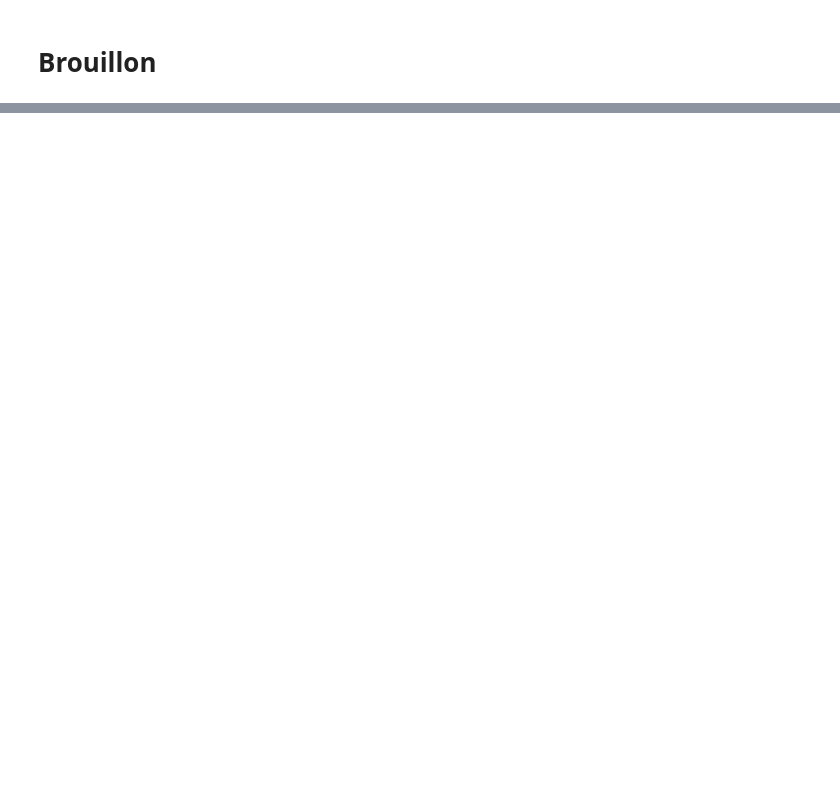
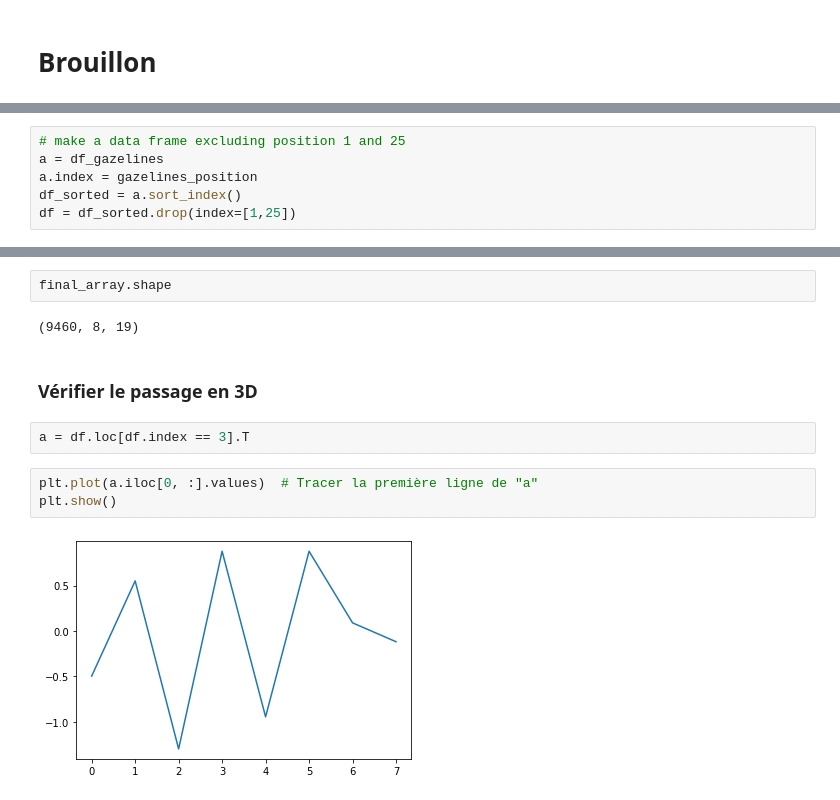
Before and after one commit to mszinte/gaze_exp, a Jupyter notebook: analysis_code/postproc/desu/decoding.ipynb, the cells around one changed output, grey strips where cells are left out. Saved outputs shown, nothing was run; the diff lists cells and outputs as text; blank space fills up the shorter version.

```diff
--- a/analysis_code/postproc/desu/decoding.ipynb
+++ b/analysis_code/postproc/desu/decoding.ipynb
@@ -241,0 +161,6 @@ model.fit(X_train)
+# %%
+# make a data frame excluding position 1 and 25
+a = df_gazelines
+a.index = gazelines_position
+df_sorted = a.sort_index()
+df = df_sorted.drop(index=[1,25])
@@ -241,0 +188,13 @@ model.fit(X_train)
+# %%
+final_array.shape
+# %% [output]
+(9460, 8, 19)
+# %% [markdown]
+### Vérifier le passage en 3D
+# %%
+a = df.loc[df.index == 3].T
+# %%
+plt.plot(a.iloc[0, :].values)  # Tracer la première ligne de "a"
+plt.show()
+# %% [output]
+[figure, added]
```
Also changed, not shown: parts of 55 cells of this notebook.
